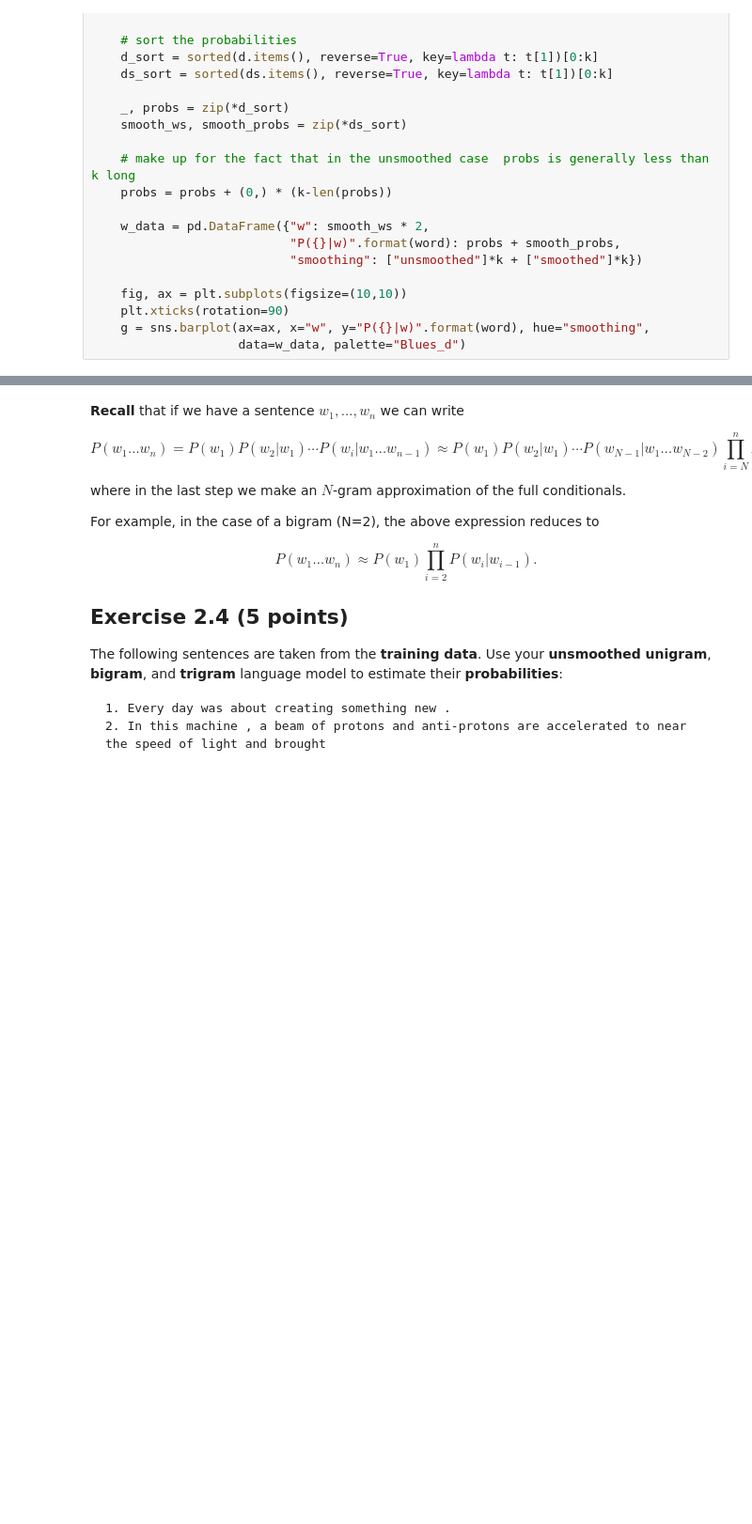
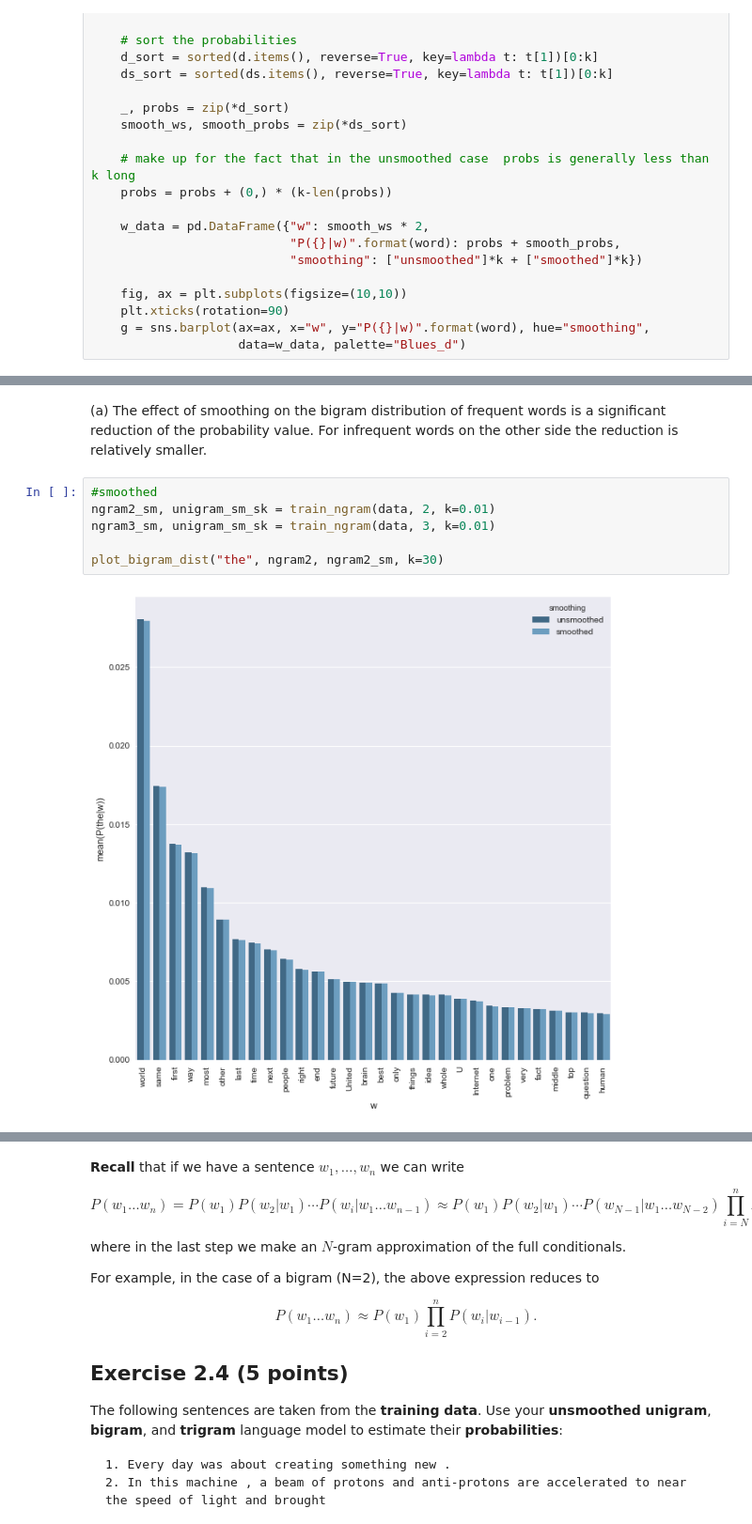
Before and after one commit to LindaPetrini/NLP_lab, a Jupyter notebook: lab1.ipynb, the cells around one changed output, grey strips where cells are left out. Shown at 94% size. Drawn from its saved outputs; the diff is of its cells as text; blank space fills up the shorter version.

```diff
--- a/lab1.ipynb
+++ b/lab1.ipynb
@@ -601,0 +671,10 @@ YOUR ANSWERS HERE
+# %% [markdown]
+(a) The effect of smoothing on the bigram distribution of frequent words is a significant reduction of the probability value. For infrequent words on the other side the reduction is relatively smaller.
+# %%
+#smoothed
+ngram2_sm, unigram_sm_sk = train_ngram(data, 2, k=0.01)
+ngram3_sm, unigram_sm_sk = train_ngram(data, 3, k=0.01)
+
+plot_bigram_dist("the", ngram2, ngram2_sm, k=30)
+# %% [output]
+[figure, added]
```
Also changed, not shown: parts of 45 cells of this notebook.
